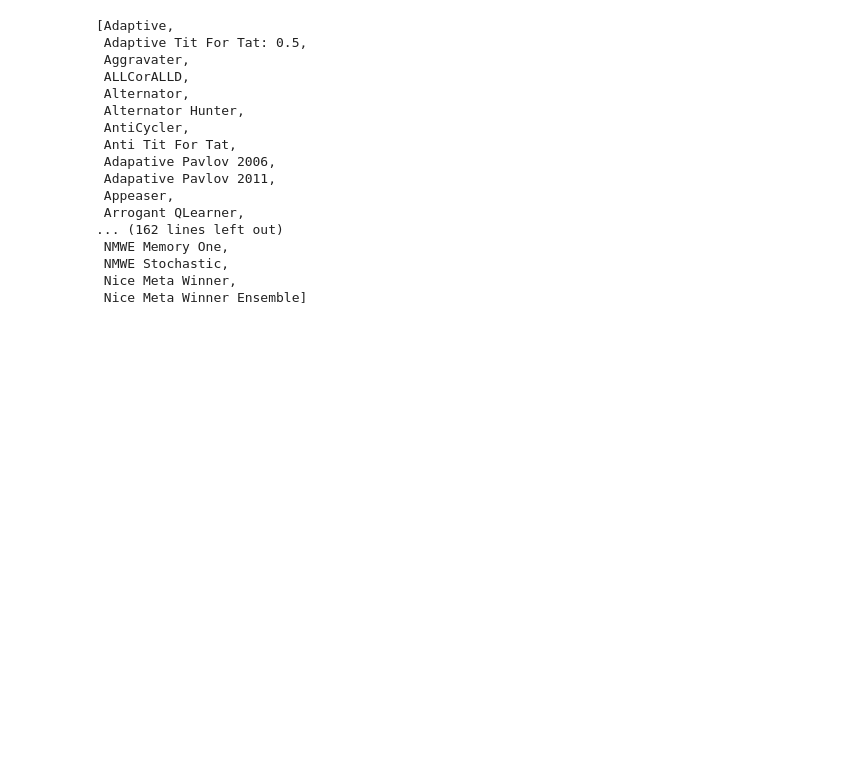
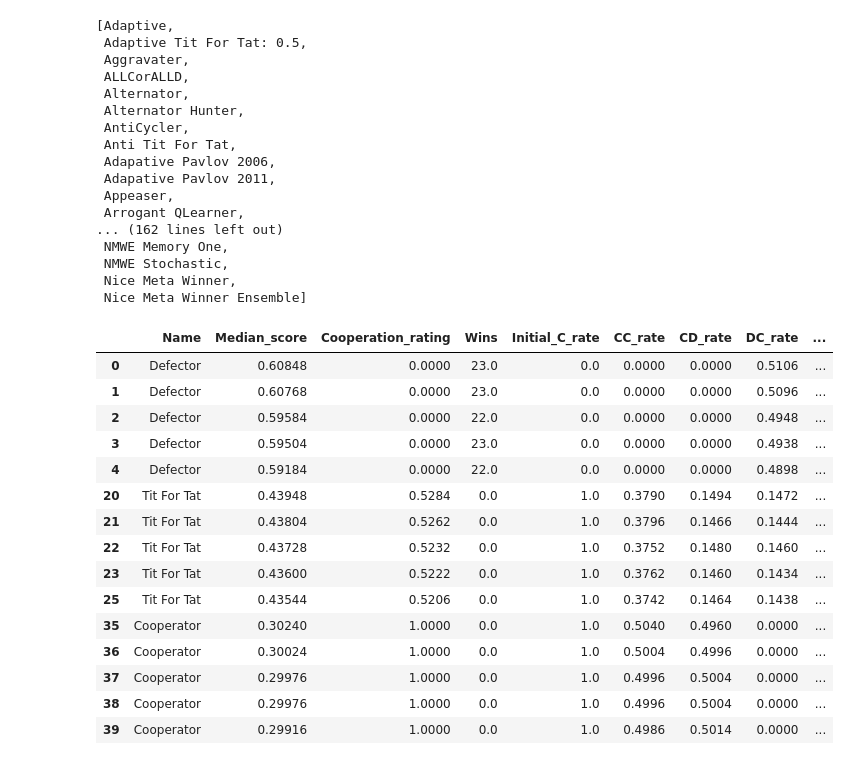
Before and after one commit to theref/fingerprints, a Jupyter notebook: MachineLearningNotebook.ipynb, the cells around one changed output. Cells and saved outputs as stored; diff of their text form; code cells hidden in the pictures; blank space fills up the shorter version.

```diff
--- a/MachineLearningNotebook.ipynb
+++ b/MachineLearningNotebook.ipynb
@@ -450,0 +455,25 @@ strats
+# %%
+strategies = [axl.TitForTat(), axl.Cooperator(), axl.Defector()]
+strategies = list(np.repeat(strategies, 5))
+test_df = create_test_df(strategies)
+cleaned_test_df = clean_test_df(test_df)
+training_df = create_large_df(cleaned_test_df)
+# %%
+cleaned_test_df
+# %% [output]
+|  | Name | Median_score | Cooperation_rating | Wins | Initial_C_rate | CC_rate | CD_rate | DC_rate | ... |
+| 0 | Defector | 0.60848 | 0.0000 | 23.0 | 0.0 | 0.0000 | 0.0000 | 0.5106 | ... |
+| 1 | Defector | 0.60768 | 0.0000 | 23.0 | 0.0 | 0.0000 | 0.0000 | 0.5096 | ... |
+| 2 | Defector | 0.59584 | 0.0000 | 22.0 | 0.0 | 0.0000 | 0.0000 | 0.4948 | ... |
+| 3 | Defector | 0.59504 | 0.0000 | 23.0 | 0.0 | 0.0000 | 0.0000 | 0.4938 | ... |
+| 4 | Defector | 0.59184 | 0.0000 | 22.0 | 0.0 | 0.0000 | 0.0000 | 0.4898 | ... |
+| 20 | Tit For Tat | 0.43948 | 0.5284 | 0.0 | 1.0 | 0.3790 | 0.1494 | 0.1472 | ... |
+| 21 | Tit For Tat | 0.43804 | 0.5262 | 0.0 | 1.0 | 0.3796 | 0.1466 | 0.1444 | ... |
+| 22 | Tit For Tat | 0.43728 | 0.5232 | 0.0 | 1.0 | 0.3752 | 0.1480 | 0.1460 | ... |
+| 23 | Tit For Tat | 0.43600 | 0.5222 | 0.0 | 1.0 | 0.3762 | 0.1460 | 0.1434 | ... |
+| 25 | Tit For Tat | 0.43544 | 0.5206 | 0.0 | 1.0 | 0.3742 | 0.1464 | 0.1438 | ... |
+| 35 | Cooperator | 0.30240 | 1.0000 | 0.0 | 1.0 | 0.5040 | 0.4960 | 0.0000 | ... |
+| 36 | Cooperator | 0.30024 | 1.0000 | 0.0 | 1.0 | 0.5004 | 0.4996 | 0.0000 | ... |
+| 37 | Cooperator | 0.29976 | 1.0000 | 0.0 | 1.0 | 0.4996 | 0.5004 | 0.0000 | ... |
+| 38 | Cooperator | 0.29976 | 1.0000 | 0.0 | 1.0 | 0.4996 | 0.5004 | 0.0000 | ... |
+| 39 | Cooperator | 0.29916 | 1.0000 | 0.0 | 1.0 | 0.4986 | 0.5014 | 0.0000 | ... |
```
Also changed, not shown: parts of 1 cell of this notebook, 1 other file.
